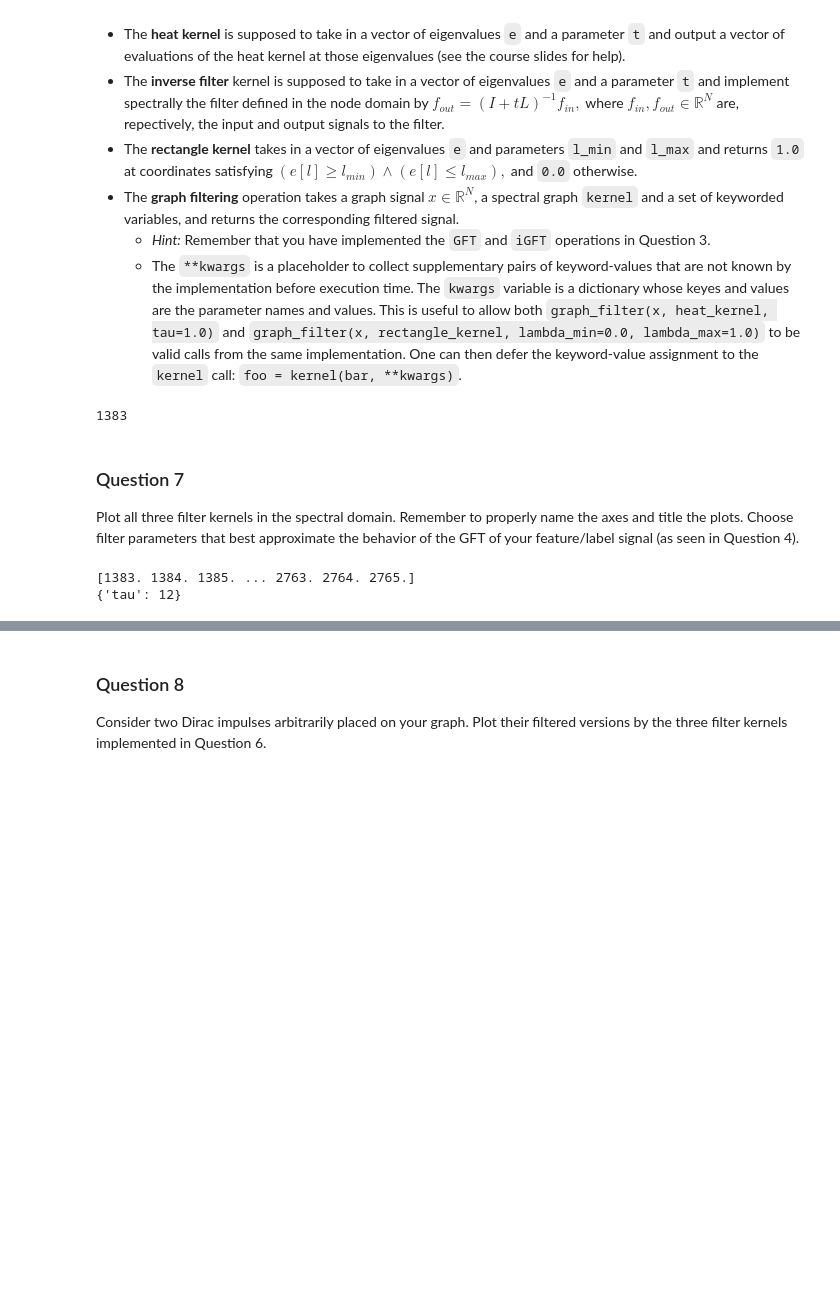
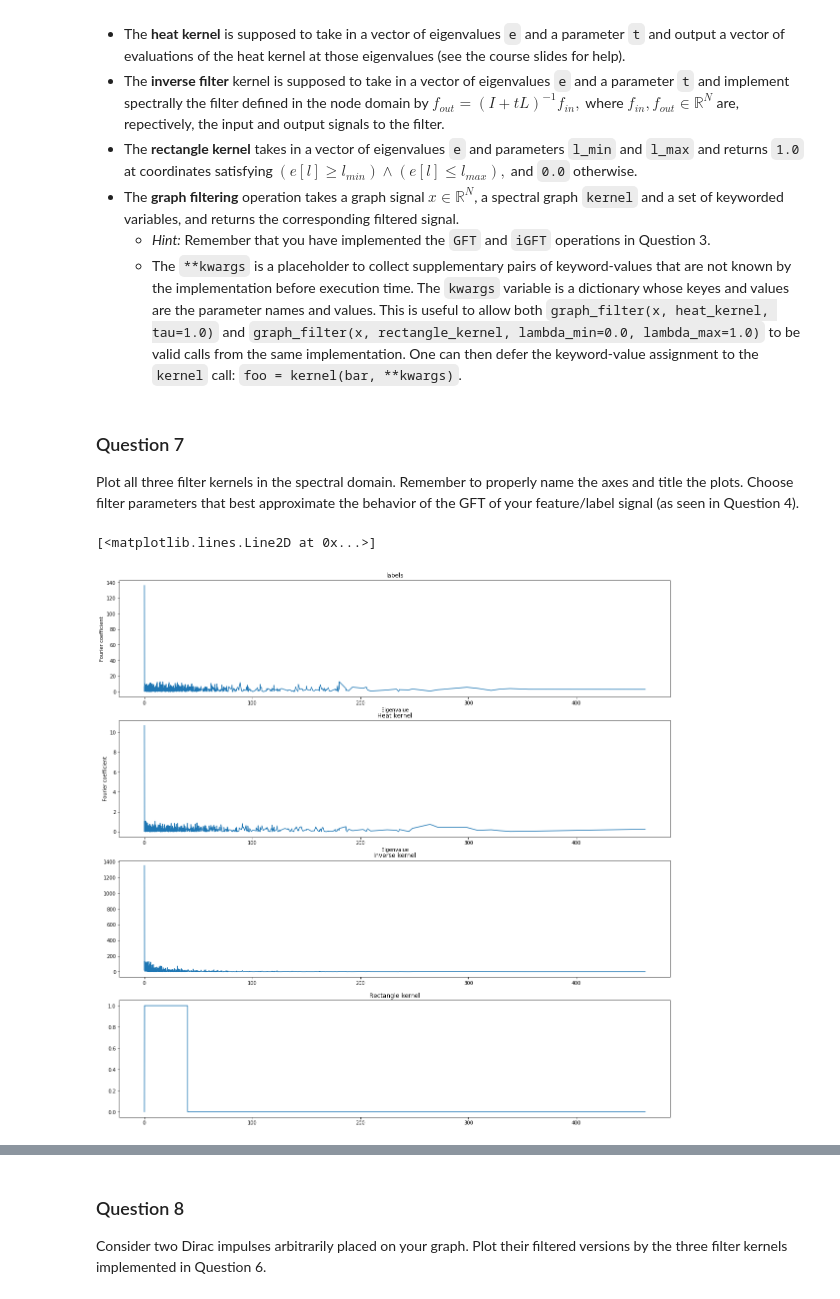
Before and after one commit to swouf/ntds_IMDb_team4, a Jupyter notebook: 4_graph_signal_processing.ipynb, the cells around one changed output, grey strips where cells are left out. Drawn from its saved outputs; the diff is of its cells as text; code cells hidden in the pictures; blank space fills up the shorter version.

```diff
--- a/4_graph_signal_processing.ipynb
+++ b/4_graph_signal_processing.ipynb
@@ -396,10 +396,6 @@ Implement the following three filter kernels and the graph filtering operation.
       The `kwargs` variable is a dictionary whose keyes and values are the parameter names and values.
       This is useful to allow both `graph_filter(x, heat_kernel, tau=1.0)` and `graph_filter(x, rectangle_kernel, lambda_min=0.0, lambda_max=1.0)` to be valid calls from the same implementation.
       One can then defer the keyword-value assignment to the `kernel` call: `foo = kernel(bar, **kwargs)`.
-# %%
-U.shape[1]
-# %% [output]
-1383
 # %%
 def heat_kernel(e, t):
     H = np.zeros(U.shape[1])
@@ -440,25 +439,39 @@ Plot all three filter kernels in the spectral domain. Remember to properly name
 # %%
 graphGSP = pg.graphs.Graph(adjacency)
 graphGSP.set_coordinates('spring')  # Force-directed layout.
-# %%
-a = e.size
-x = np.ones(a)
-k=a
-
-for i in range(a):
-    x[i] = k
-    k = k+1
-
-print(x)
-
-#heat_filter = heat_kernel(x, 1)
-
-args = {"tau":12}
-
-f_out = graph_filter(x, 'heat_kernel', **args)
-# %% [output]
-[1383. 1384. 1385. ... 2763. 2764. 2765.]
-{'tau': 12}
+# %%
+args = {"tau":0.1, "lambda_min":0, "lambda_max":40}
+
+heat_filter = heat_kernel(e, args["tau"])
+inverse_filter = inverse_kernel(e,args["tau"])
+rectangle_filter = rectangle_kernel(e,args["lambda_min"],args["lambda_max"])
+
+F = abs(GFT(labels))
+
+plt.figure(figsize=(20, 20))
+
+plt.subplot(411)
+plt.plot(e,F)
+plt.title('labels')
+plt.xlabel('Eigenvalue')
+plt.ylabel('Fourier coefficient');
+
+plt.subplot(412)
+plt.plot(e, abs(heat_filter));
+plt.title('Heat kernel')
+plt.xlabel('Eigenvalue')
+plt.ylabel('Fourier coefficient');
+
+plt.subplot(413)
+plt.title('Inverse kernel')
+plt.plot(e, abs(inverse_filter));
+
+plt.subplot(414)
+plt.title('Rectangle kernel')
+plt.plot(e, abs(rectangle_filter))
+# %% [output]
+[<matplotlib.lines.Line2D at 0x...>]
+[figure, added]
 # %%
 plt.figure(figsize=(10, 10))
 im=nx.draw_networkx_nodes(graph, coords_spring, node_size=7, node_color=f_out)
```
Also changed, not shown: parts of 7 cells of this notebook.
